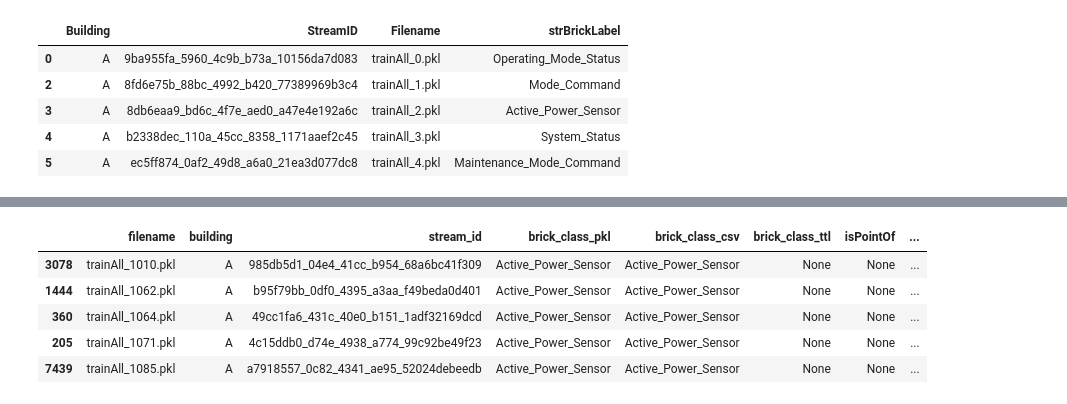
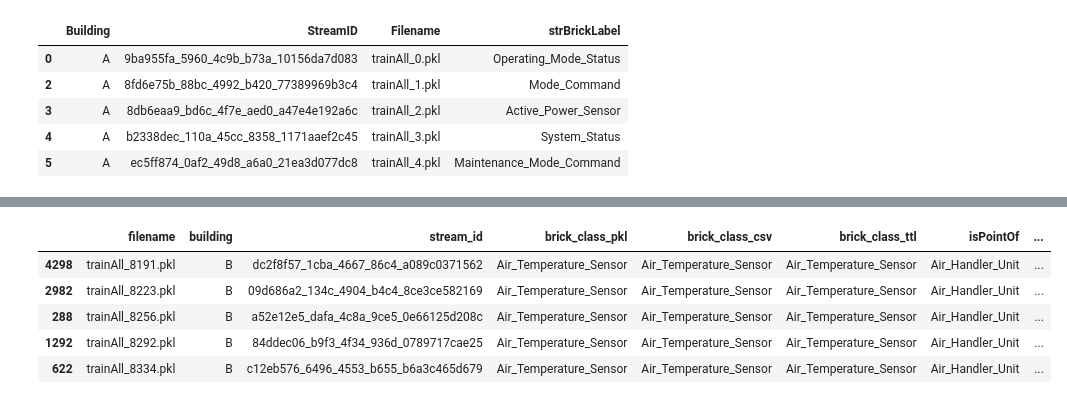
Before and after one commit to Vincent-Morcilla/Building_IoT_Data_Dashboard, a Jupyter notebook: code_snippets/tim/profile_train_dataset.ipynb, the cells around one changed output, grey strips where cells are left out. Drawn from its saved outputs; the diff is of its cells as text; code cells hidden in the pictures.

```diff
--- a/code_snippets/tim/profile_train_dataset.ipynb
+++ b/code_snippets/tim/profile_train_dataset.ipynb
@@ -18,7 +18,8 @@ dataset_path = Path(dataset_dir) / dataset_zip
 mapping_csv = 'mapper_TrainOnly.csv'
 mapping_path = Path(dataset_dir) / mapping_csv
 
-building_ttl = 'Site_B.ttl'
+# building_ttl = 'Site_B.ttl'
+building_ttl = 'Site_B_cleaned.ttl'
 building_model = Path(dataset_dir) / building_ttl
 
 brick_ttl = 'Brick_v1.2.1.ttl'
@@ -155,0 +157,18 @@ summary_df.head()
+# %%
+def get_unit(stream_id, graph):
+    stream_id = rdflib.term.Literal(stream_id)
+    stream_pred = rdflib.term.URIRef('http://senaps.io/schema/1.0/senaps#stream_id')
+    stream_source = g.value(predicate=stream_pred, object=stream_id, any=True)
+    if stream_source is None:
+        return None
+
+    unit_pred = BRICK.hasUnit
+    unit = g.value(subject=stream_source, predicate=unit_pred, any=True)
+    if unit is None:
+        return None
+
+    unit = unit.replace('http://qudt.org/vocab/unit/', '')
+    return unit
+# %%
+summary_df['hasUnit'] = summary_df['stream_id'].apply(get_unit, args=(g,))
+summary_df[summary_df['building'] == 'B'].head()
@@ -176,15 +202,16 @@ summary_df.head()
 # %%
 summary_df.sort_values(by=['building', 'brick_class_pkl', 'brick_class_ttl', 'isPointOf','filename'], inplace=True)
 summary_df.insert(5, 'brick_class_ttl', summary_df.pop('brick_class_ttl'))
 summary_df.insert(6, 'isPointOf', summary_df.pop('isPointOf'))
 summary_df.insert(7, 'hasLocation', summary_df.pop('hasLocation'))
-summary_df.head()
+summary_df.insert(8, 'hasUnit', summary_df.pop('hasUnit'))
+summary_df[summary_df['building'] == 'B'].head()
 # %% [output]
 |  | filename | building | stream_id | brick_class_pkl | brick_class_csv | brick_class_ttl | isPointOf | ... |
-| 3078 | trainAll_1010.pkl | A | 985db5d1_04e4_41cc_b954_68a6bc41f309 | Active_Power_Sensor | Active_Power_Sensor | None | None | ... |
-| 1444 | trainAll_1062.pkl | A | b95f79bb_0df0_4395_a3aa_f49beda0d401 | Active_Power_Sensor | Active_Power_Sensor | None | None | ... |
-| 360 | trainAll_1064.pkl | A | 49cc1fa6_431c_40e0_b151_1adf32169dcd | Active_Power_Sensor | Active_Power_Sensor | None | None | ... |
-| 205 | trainAll_1071.pkl | A | 4c15ddb0_d74e_4938_a774_99c92be49f23 | Active_Power_Sensor | Active_Power_Sensor | None | None | ... |
-| 7439 | trainAll_1085.pkl | A | a7918557_0c82_4341_ae95_52024debeedb | Active_Power_Sensor | Active_Power_Sensor | None | None | ... |
+| 4298 | trainAll_8191.pkl | B | dc2f8f57_1cba_4667_86c4_a089c0371562 | Air_Temperature_Sensor | Air_Temperature_Sensor | Air_Temperature_Sensor | Air_Handler_Unit | ... |
+| 2982 | trainAll_8223.pkl | B | 09d686a2_134c_4904_b4c4_8ce3ce582169 | Air_Temperature_Sensor | Air_Temperature_Sensor | Air_Temperature_Sensor | Air_Handler_Unit | ... |
+| 288 | trainAll_8256.pkl | B | a52e12e5_dafa_4c8a_9ce5_0e66125d208c | Air_Temperature_Sensor | Air_Temperature_Sensor | Air_Temperature_Sensor | Air_Handler_Unit | ... |
+| 1292 | trainAll_8292.pkl | B | 84ddec06_b9f3_4f34_936d_0789717cae25 | Air_Temperature_Sensor | Air_Temperature_Sensor | Air_Temperature_Sensor | Air_Handler_Unit | ... |
+| 622 | trainAll_8334.pkl | B | c12eb576_6496_4553_b655_b6a3c465d679 | Air_Temperature_Sensor | Air_Temperature_Sensor | Air_Temperature_Sensor | Air_Handler_Unit | ... |
 # %%
 summary_df.to_csv('bts_site_b_train_summary.csv', index=False)
```
Also changed, not shown: parts of 4 cells of this notebook.
